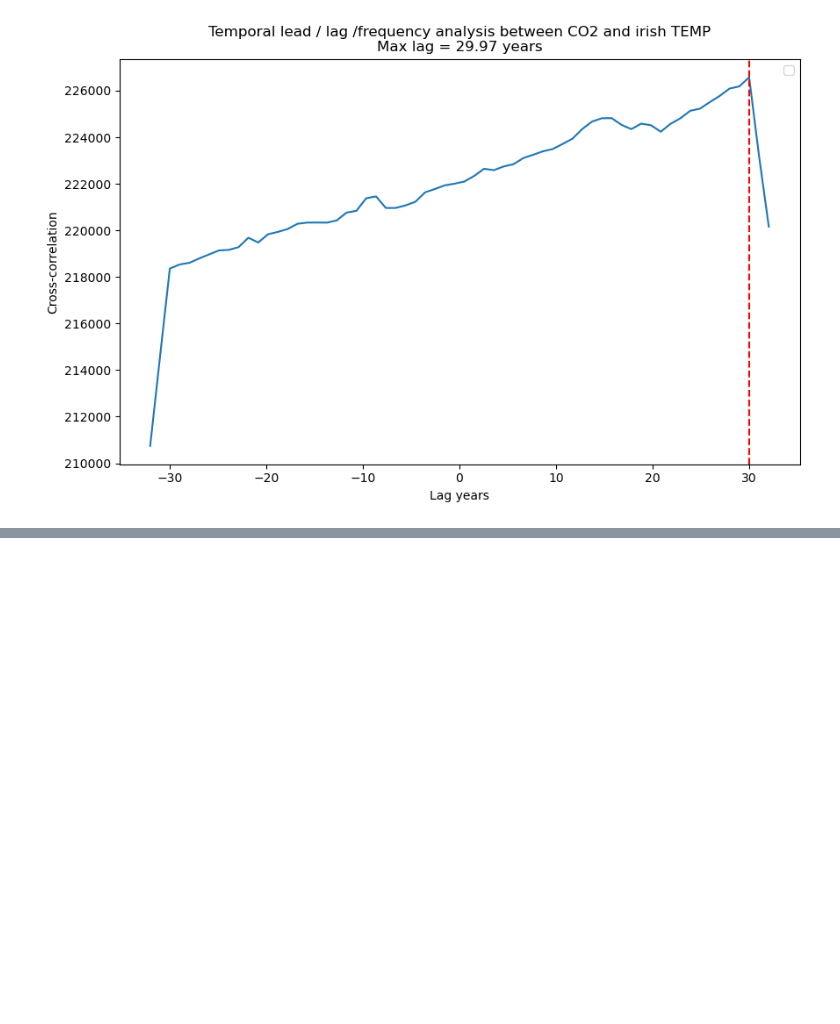
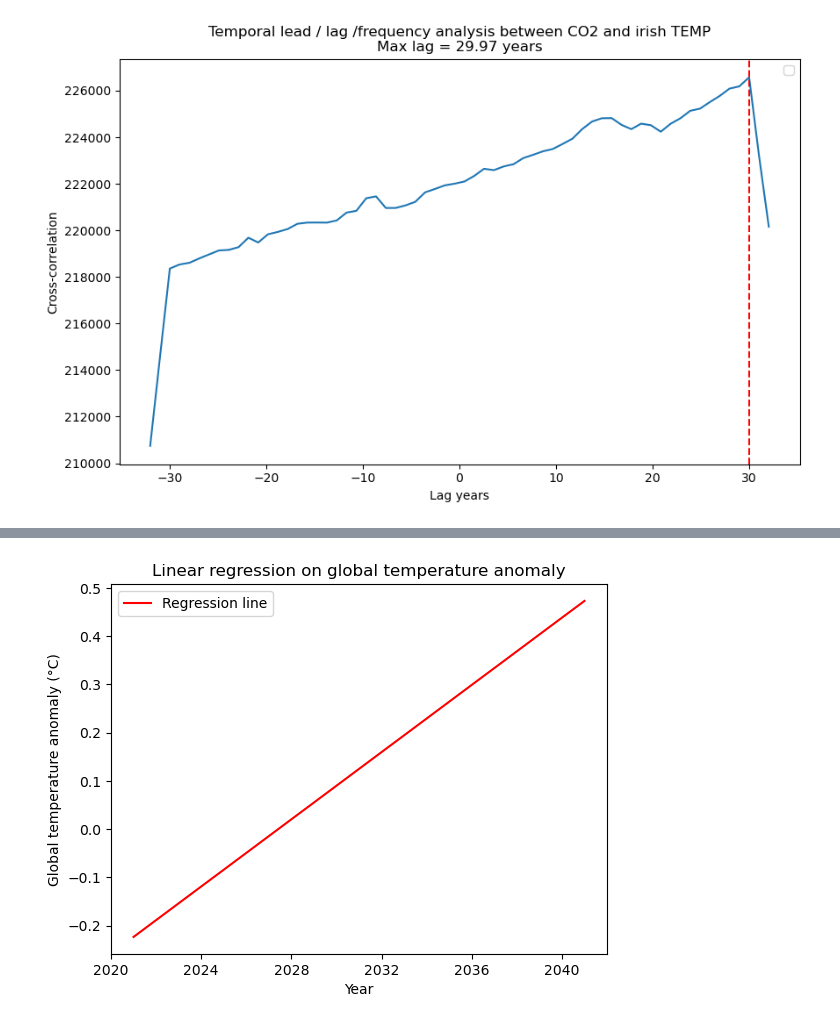
Before and after one commit to keithmmc/pda2, a Jupyter notebook: project2.ipynb, the cells around one changed output, grey strips where cells are left out. Cells and saved outputs as stored; diff of their text form; code cells hidden in the pictures; blank space fills up the shorter version.

```diff
--- a/project2.ipynb
+++ b/project2.ipynb
@@ -652,2 +728,14 @@ No artists with labels found to put in legend.  Note that artists whose label st
+# %%
+future_years = pd.date_range(start='2020', end='2041', freq='Y')
+# %%
+plt.plot(future_years, y_pred6, color='red', label='Regression line')
+
+plt.xlabel('Year')
+plt.ylabel('Global temperature anomaly (°C)')
+plt.title('Linear regression on global temperature anomaly')
+plt.legend()
+plt.show()
+# %% [output]
+[figure, added]
 # %%
 # %% [output]
```
Also changed, not shown: parts of 14 cells of this notebook.
